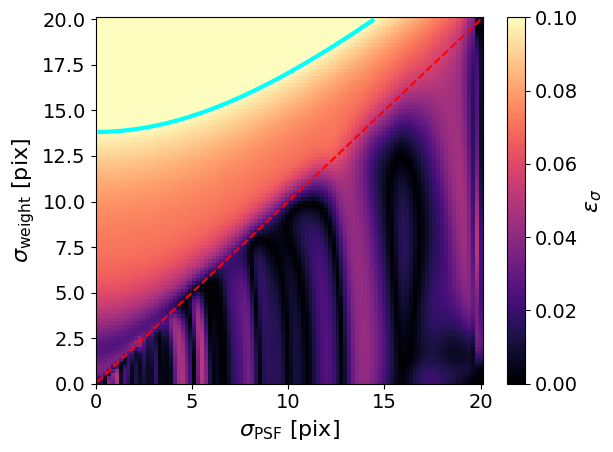
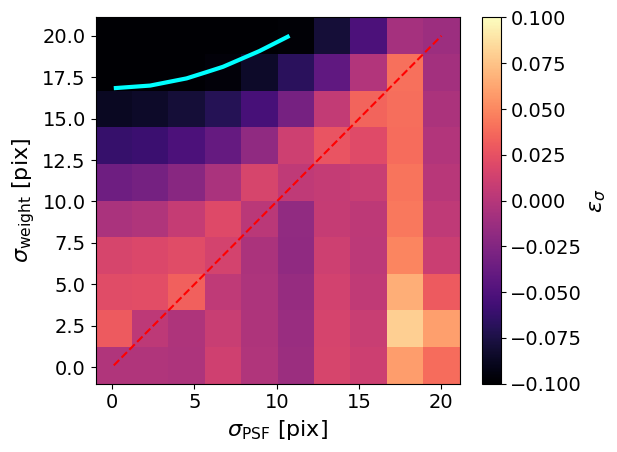
The change to this notebook cell's code, shown as a diff; its figure went from the first image to the second:
--- before
+++ after
@@ -1,4 +1,4 @@
 X, Y = np.meshgrid(psf_sizes, weight_sizes)
-plt.pcolormesh(X, Y, np.abs(sigma_err), vmin=0, vmax=.1)
+plt.pcolormesh(X, Y, sigma_err, vmin=-.1, vmax=.1, rasterized=True)
 plt.plot([psf_sizes[0], psf_sizes[-1]], [psf_sizes[0], psf_sizes[-1]], 'r--')
 plt.colorbar(label=r'$\epsilon_{\sigma}$')

Commit: Rasterized images for the simulation plots in the notebook